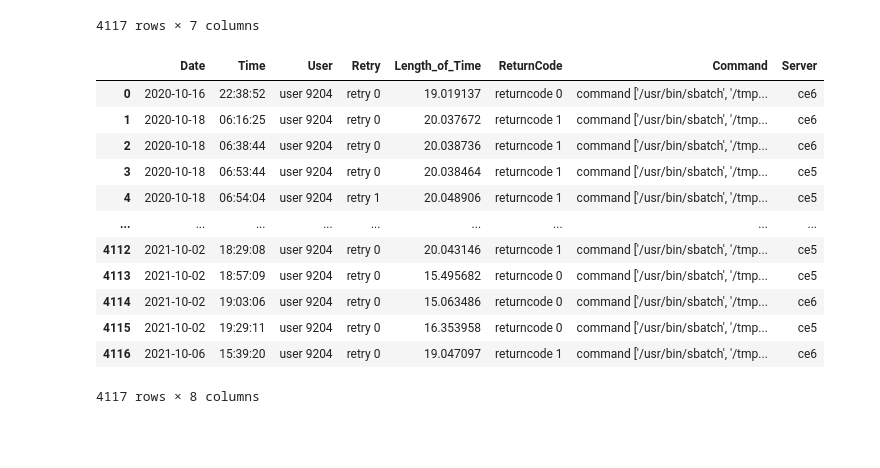
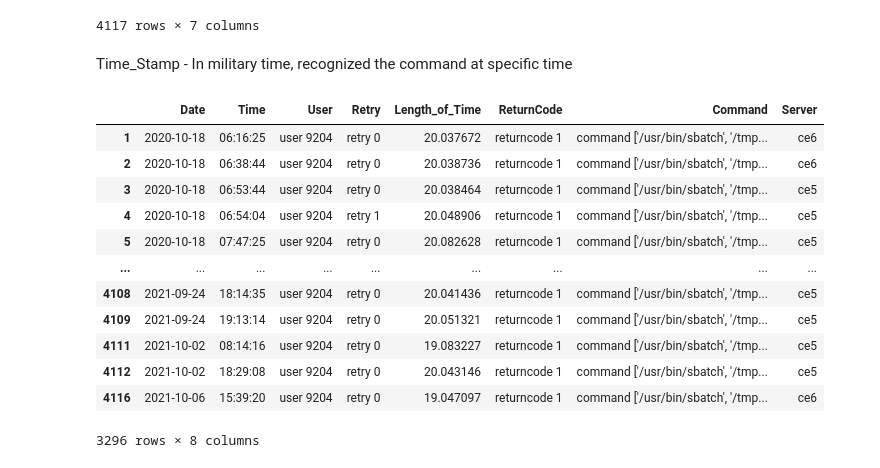
Before and after one commit to nss-data-science-cohort-8/accre-pumpkin-pie, a Jupyter notebook: notebooks/ZH_Data_Cleaning.ipynb, the cells around one changed output. Saved outputs shown, nothing was run; the diff lists cells and outputs as text; code cells hidden in the pictures; blank space fills up the shorter version.

```diff
--- a/notebooks/ZH_Data_Cleaning.ipynb
+++ b/notebooks/ZH_Data_Cleaning.ipynb
@@ -355,6 +352,8 @@ server_merged
 | 4115 | 2021-10-02 19:03:06.524282 | user 9204 | retry 0 | 15.063486 | returncode 0 | command ['/usr/bin/sbatch', '/tmp... | ce6 |
 | 4116 | 2021-10-06 15:39:20.269943 | user 9204 | retry 0 | 19.047097 | returncode 1 | command ['/usr/bin/sbatch', '/tmp... | ce6 |
 4117 rows × 7 columns
+# %% [markdown]
+Time_Stamp - In military time, recognized the command at specific time
 # %%
 server_merged['Time_Stamp'] = pd.to_datetime(server_merged['Time_Stamp'])
 server_merged['Date'] = server_merged['Time_Stamp'].dt.strftime("%Y-%m-%d")
@@ -367,20 +366,21 @@ new_order = ['Date', 'Time'] + [col_name for col_name in server_list if col_name
 server_merged = server_merged.reindex(columns=new_order)
 server_merged = server_merged.sort_values(['Date','Time']).reset_index(drop=True)
 # %%
+server_merged = server_merged[server_merged['ReturnCode'] == 'returncode 1']
 server_merged
 # %% [output]
 |  | Date | Time | User | Retry | Length_of_Time | ReturnCode | Command | Server |
-| 0 | 2020-10-16 | 22:38:52 | user 9204 | retry 0 | 19.019137 | returncode 0 | command ['/usr/bin/sbatch', '/tmp... | ce6 |
 | 1 | 2020-10-18 | 06:16:25 | user 9204 | retry 0 | 20.037672 | returncode 1 | command ['/usr/bin/sbatch', '/tmp... | ce6 |
 | 2 | 2020-10-18 | 06:38:44 | user 9204 | retry 0 | 20.038736 | returncode 1 | command ['/usr/bin/sbatch', '/tmp... | ce6 |
 | 3 | 2020-10-18 | 06:53:44 | user 9204 | retry 0 | 20.038464 | returncode 1 | command ['/usr/bin/sbatch', '/tmp... | ce5 |
 | 4 | 2020-10-18 | 06:54:04 | user 9204 | retry 1 | 20.048906 | returncode 1 | command ['/usr/bin/sbatch', '/tmp... | ce5 |
+| 5 | 2020-10-18 | 07:47:25 | user 9204 | retry 0 | 20.082628 | returncode 1 | command ['/usr/bin/sbatch', '/tmp... | ce5 |
 | ... | ... | ... | ... | ... | ... | ... | ... | ... |
+| 4108 | 2021-09-24 | 18:14:35 | user 9204 | retry 0 | 20.041436 | returncode 1 | command ['/usr/bin/sbatch', '/tmp... | ce5 |
+| 4109 | 2021-09-24 | 19:13:14 | user 9204 | retry 0 | 20.051321 | returncode 1 | command ['/usr/bin/sbatch', '/tmp... | ce5 |
+| 4111 | 2021-10-02 | 08:14:16 | user 9204 | retry 0 | 19.083227 | returncode 1 | command ['/usr/bin/sbatch', '/tmp... | ce5 |
 | 4112 | 2021-10-02 | 18:29:08 | user 9204 | retry 0 | 20.043146 | returncode 1 | command ['/usr/bin/sbatch', '/tmp... | ce5 |
-| 4113 | 2021-10-02 | 18:57:09 | user 9204 | retry 0 | 15.495682 | returncode 0 | command ['/usr/bin/sbatch', '/tmp... | ce5 |
-| 4114 | 2021-10-02 | 19:03:06 | user 9204 | retry 0 | 15.063486 | returncode 0 | command ['/usr/bin/sbatch', '/tmp... | ce6 |
-| 4115 | 2021-10-02 | 19:29:11 | user 9204 | retry 0 | 16.353958 | returncode 0 | command ['/usr/bin/sbatch', '/tmp... | ce5 |
 | 4116 | 2021-10-06 | 15:39:20 | user 9204 | retry 0 | 19.047097 | returncode 1 | command ['/usr/bin/sbatch', '/tmp... | ce6 |
-4117 rows × 8 columns
+3296 rows × 8 columns
 # %%
 server_merged.to_csv('data/final_log_csv.csv')
```
Also changed, not shown: parts of 5 cells of this notebook, 5 other files.
